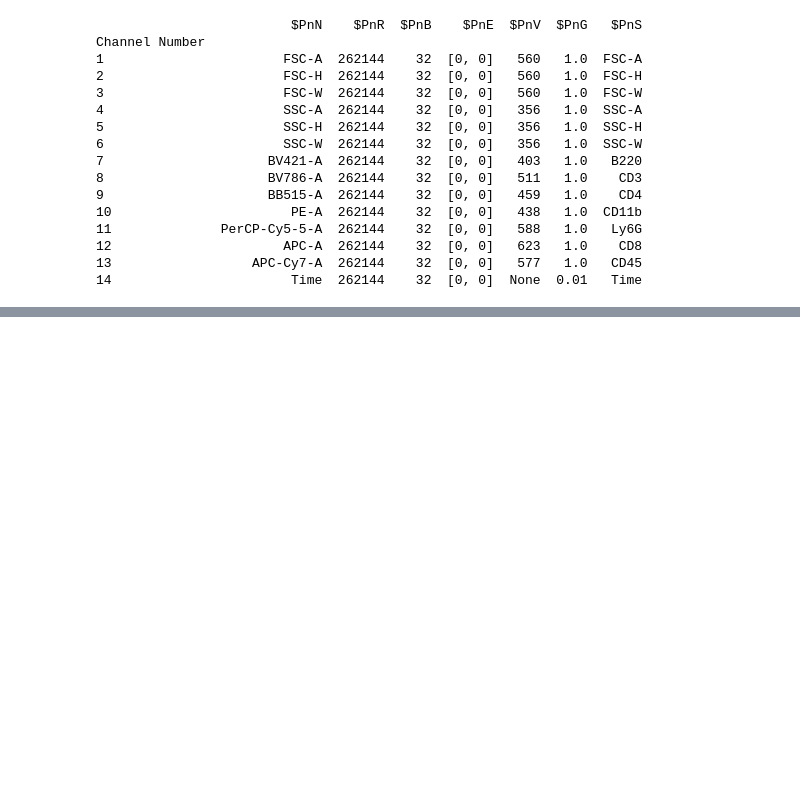
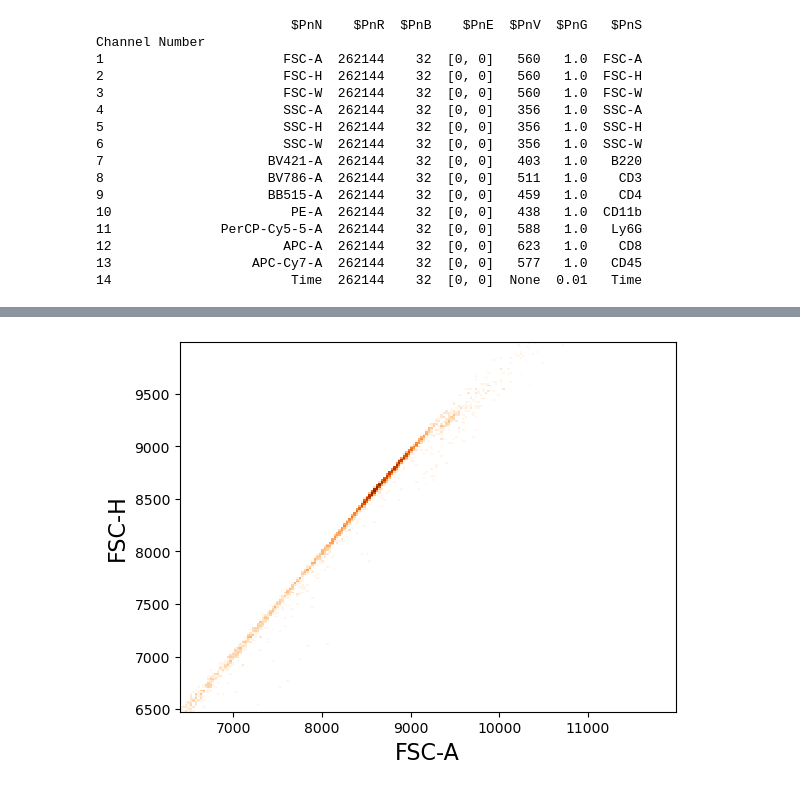
Before and after one commit to elenajusto/immunology-2, a Jupyter notebook: flowtools.ipynb, the cells around one changed output, grey strips where cells are left out. Saved outputs shown, nothing was run; the diff lists cells and outputs as text; code cells hidden in the pictures; blank space fills up the shorter version.

```diff
--- a/flowtools.ipynb
+++ b/flowtools.ipynb
@@ -31,0 +92,5 @@ Channel Number
+# %%
+figure();
+tsample.plot(['FSC-A', 'FSC-H'], cmap=cm.Oranges, colorbar=False);
+# %% [output]
+[figure, added]
```
Also changed, not shown: parts of 19 cells of this notebook.
